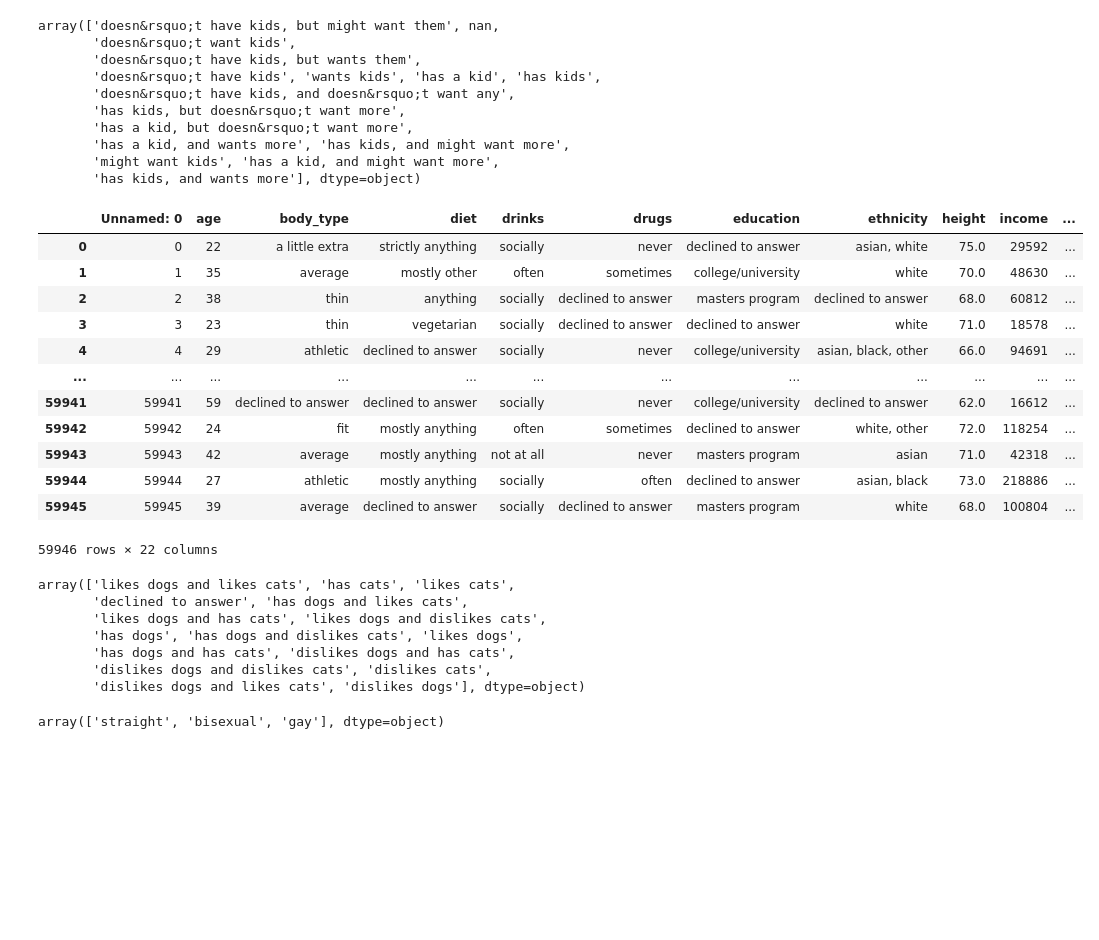
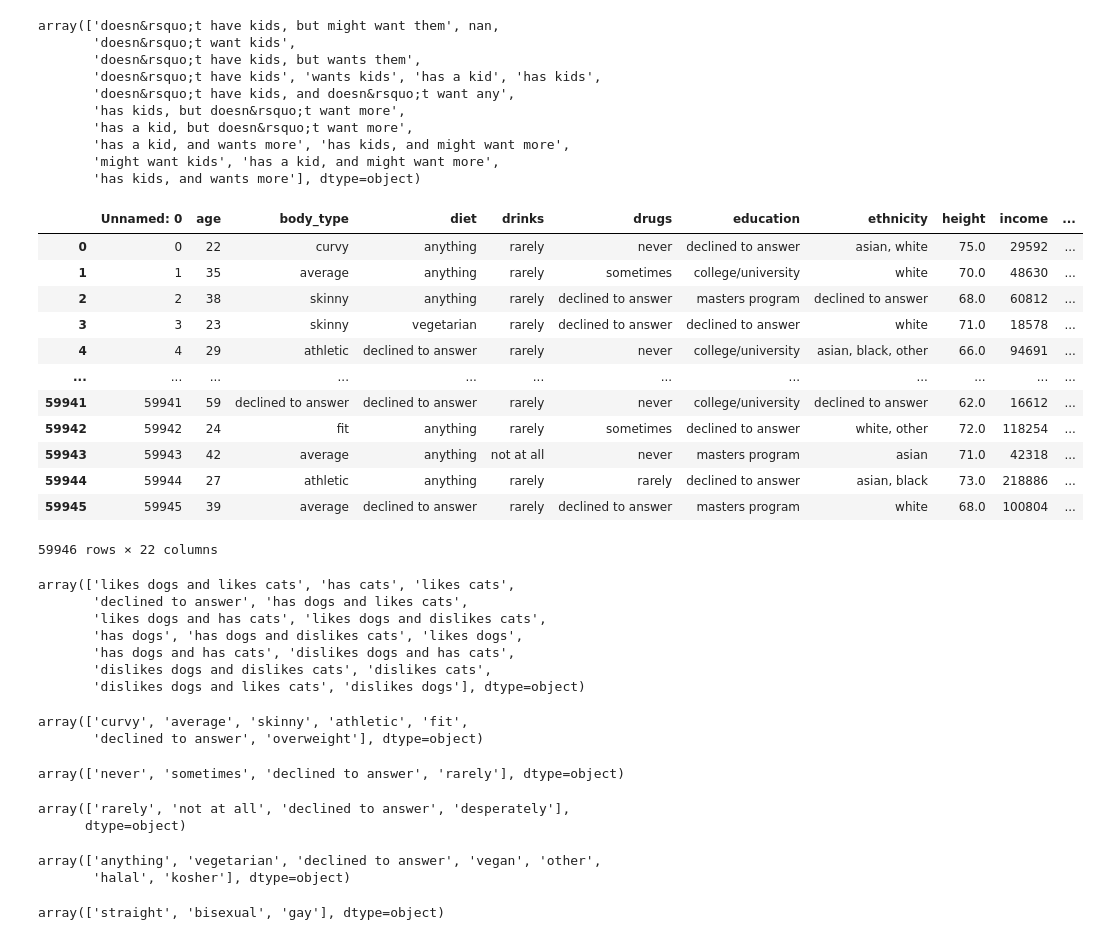
Before and after one commit to Manochitra20/OkCupid_Dating_with_ML, a Jupyter notebook: Cleaned_OC_Cupid_Profile (R).ipynb, the cells around one changed output. Drawn from its saved outputs; the diff is of its cells as text; code cells hidden in the pictures; blank space fills up the shorter version.

```diff
--- a/Cleaned_OC_Cupid_Profile (R).ipynb
+++ b/Cleaned_OC_Cupid_Profile (R).ipynb
@@ -11,7 +11,7 @@ import pandas as pd
 from plotnine.data import economics
 # %%
 # Raw data file
-file_to_load = "OkCupid_Dating_with_ML/user_profiles.csv"
+file_to_load = "user_profiles.csv"
 
 # Read purchasing file and store into pandas data frame
 working_df= pd.read_csv(file_to_load)
@@ -31,29 +31,39 @@ array(['doesn&rsquo;t have kids, but might want them', nan,
 # %%
 working_df = working_df.astype(object).replace(np.nan, 'None')
 
 working_df = working_df.replace({'doesn&rsquo;t have kids, but might want them': 'does not have kids, but might want them',
     'doesn&rsquo;t want kids': 'does not want kids',
     'doesn&rsquo;t have kids, but wants them': 'does not have kids, but wants them',
     'doesn&rsquo;t have kids': 'does not have kids',
     'doesn&rsquo;t have kids, and doesn&rsquo;t want any': 'does not have kids, and does not want any',
     'has kids, but doesn&rsquo;t want more': 'has kids, but does not want more',
     'has a kid, but doesn&rsquo;t want more': 'has a kid, but does not want more',
-    'None': 'declined to answer'})
+    'None': 'declined to answer'
+    'a little extra','full figured': 'curvy',
+    'rather not say': 'declined to answer',
+    'jacked': 'athletic',
+    'thin': 'skinny',
+    'used up': 'overweight',
+    'declined to answerlittle extra': 'declined to answer',
+    'a little extra' : 'curvy', 'strictly anything' : 'anything', 'mostly anything':'anything', 'mostly other': 'anything',
+    'strictly vegetarian': 'vegetarian', 'mostly vegetarian': 'vegetarian', 'strictly vegan': 'vegan', 'mostly vegan' : 'vegan',
+    'strictly other': 'other', 'mostly halal' : 'halal', 'strictly halal': 'halal', 'mostly kosher' : 'kosher', 'strictly kosher' : 'kosher',
+    'socially':'rarely', 'very often':'rarely', 'often':'rarely'})
 
 working_df
 # %% [output]
 |  | Unnamed: 0 | age | body_type | diet | drinks | drugs | education | ethnicity | height | income | ... |
-| 0 | 0 | 22 | a little extra | strictly anything | socially | never | declined to answer | asian, white | 75.0 | 29592 | ... |
-| 1 | 1 | 35 | average | mostly other | often | sometimes | college/university | white | 70.0 | 48630 | ... |
-| 2 | 2 | 38 | thin | anything | socially | declined to answer | masters program | declined to answer | 68.0 | 60812 | ... |
-| 3 | 3 | 23 | thin | vegetarian | socially | declined to answer | declined to answer | white | 71.0 | 18578 | ... |
-| 4 | 4 | 29 | athletic | declined to answer | socially | never | college/university | asian, black, other | 66.0 | 94691 | ... |
+| 0 | 0 | 22 | curvy | anything | rarely | never | declined to answer | asian, white | 75.0 | 29592 | ... |
+| 1 | 1 | 35 | average | anything | rarely | sometimes | college/university | white | 70.0 | 48630 | ... |
+| 2 | 2 | 38 | skinny | anything | rarely | declined to answer | masters program | declined to answer | 68.0 | 60812 | ... |
+| 3 | 3 | 23 | skinny | vegetarian | rarely | declined to answer | declined to answer | white | 71.0 | 18578 | ... |
+| 4 | 4 | 29 | athletic | declined to answer | rarely | never | college/university | asian, black, other | 66.0 | 94691 | ... |
 | ... | ... | ... | ... | ... | ... | ... | ... | ... | ... | ... | ... |
-| 59941 | 59941 | 59 | declined to answer | declined to answer | socially | never | college/university | declined to answer | 62.0 | 16612 | ... |
-| 59942 | 59942 | 24 | fit | mostly anything | often | sometimes | declined to answer | white, other | 72.0 | 118254 | ... |
-| 59943 | 59943 | 42 | average | mostly anything | not at all | never | masters program | asian | 71.0 | 42318 | ... |
-| 59944 | 59944 | 27 | athletic | mostly anything | socially | often | declined to answer | asian, black | 73.0 | 218886 | ... |
-| 59945 | 59945 | 39 | average | declined to answer | socially | declined to answer | masters program | white | 68.0 | 100804 | ... |
+| 59941 | 59941 | 59 | declined to answer | declined to answer | rarely | never | college/university | declined to answer | 62.0 | 16612 | ... |
+| 59942 | 59942 | 24 | fit | anything | rarely | sometimes | declined to answer | white, other | 72.0 | 118254 | ... |
+| 59943 | 59943 | 42 | average | anything | not at all | never | masters program | asian | 71.0 | 42318 | ... |
+| 59944 | 59944 | 27 | athletic | anything | rarely | rarely | declined to answer | asian, black | 73.0 | 218886 | ... |
+| 59945 | 59945 | 39 | average | declined to answer | rarely | declined to answer | masters program | white | 68.0 | 100804 | ... |
 59946 rows × 22 columns
 # %%
 working_df['pets'].unique()
@@ -65,6 +75,25 @@ array(['likes dogs and likes cats', 'has cats', 'likes cats',
        'has dogs and has cats', 'dislikes dogs and has cats',
        'dislikes dogs and dislikes cats', 'dislikes cats',
        'dislikes dogs and likes cats', 'dislikes dogs'], dtype=object)
+# %%
+working_df['body_type'].unique()
+# %% [output]
+array(['curvy', 'average', 'skinny', 'athletic', 'fit',
+       'declined to answer', 'overweight'], dtype=object)
+# %%
+working_df['drugs'].unique()
+# %% [output]
+array(['never', 'sometimes', 'declined to answer', 'rarely'], dtype=object)
+# %%
+working_df['drinks'].unique()
+# %% [output]
+array(['rarely', 'not at all', 'declined to answer', 'desperately'],
+      dtype=object)
+# %%
+working_df['diet'].unique()
+# %% [output]
+array(['anything', 'vegetarian', 'declined to answer', 'vegan', 'other',
+       'halal', 'kosher'], dtype=object)
 # %%
 working_df['orientation'].unique()
 # %% [output]
```
Also changed, not shown: parts of 14 cells of this notebook, 1 other file.
